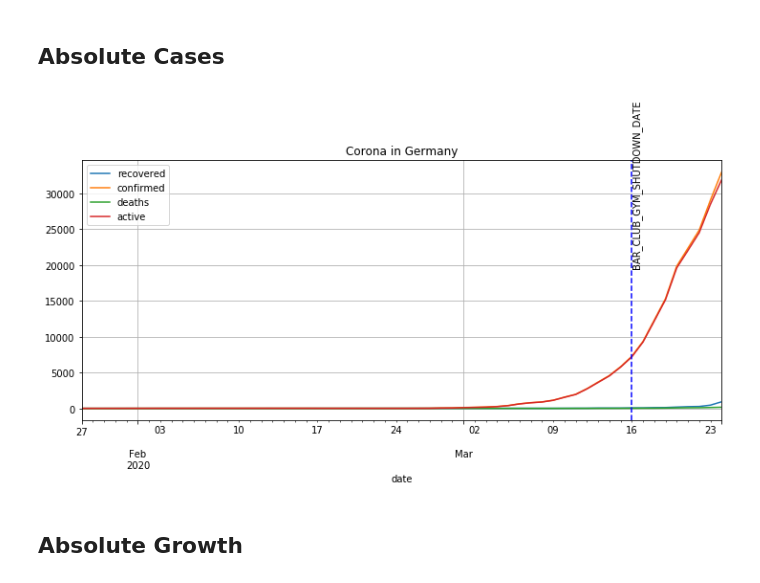
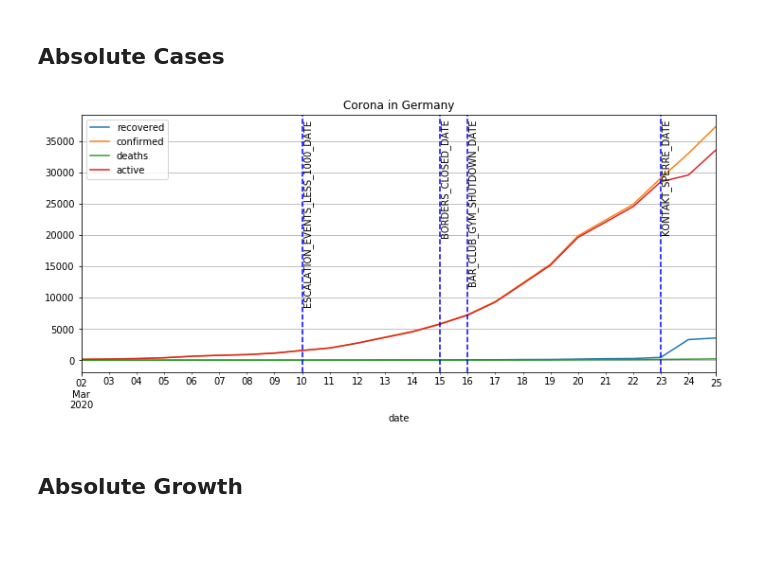
Before and after one commit to plipp/corona-2020-analysis, a Jupyter notebook: mp-data-analysis.ipynb, the cells around one changed output. Saved outputs shown, nothing was run; the diff lists cells and outputs as text; code cells hidden in the pictures; blank space fills up the shorter version.

Commit message:
run nb with new data + add some events

```diff
--- a/mp-data-analysis.ipynb
+++ b/mp-data-analysis.ipynb
@@ -13,8 +16,8 @@ MEAN_INCUBATION_TIME=6 #days
 
 # see https://www.bundesregierung.de/breg-de/themen/coronavirus/coronavirus-1725960
 EVENTS = {
-    'KONTAKT_SPERRE_DATE':'23/3/2020',
-    'BAR_CLUB_GYM_SHUTDOWN_DATE':'16/3/2020',
-    'BORDERS_CLOSED_DATE':'15/3/2020',
-    'ESCALATION_EVENTS_LESS_1000_DATE':'10/3/2020'
+    'KONTAKT_SPERRE_DATE':'23-mar-2020',
+    'BAR_CLUB_GYM_SHUTDOWN_DATE':'16-mar-2020',
+    'BORDERS_CLOSED_DATE':'15-mar-2020',
+    'ESCALATION_EVENTS_LESS_1000_DATE':'10-mar-2020'
 }
@@ -23,3 +24,7 @@ history_df = pd.read_csv(HISTORY_DATA_URL)
+# %%
+df = pd.read_csv(HISTORY_DATA_URL)
+df['date'] = pd.to_datetime(df['date'])
+history_df = df[df.date>pd.to_datetime(START_DATE)]
 # %% [markdown]
 # Germany
 # %%
@@ -28,19 +33,22 @@ history_df = pd.read_csv(HISTORY_DATA_URL)
 # %%
 de_history_df = history_df.loc[history_df.parent=='Deutschland',['label','date','recovered','confirmed','deaths']]
 # %%
-de_history_df['date'] = pd.to_datetime(de_history_df['date'])
 de_history_df['active'] = de_history_df['confirmed'] - (de_history_df['recovered'] + de_history_df['deaths'])
 # %%
 de_by_date = de_history_df.groupby('date').sum()
 # %% [markdown]
 ## Absolute Cases
+# %%
+def plot_events(ax, ypos):
+    for event, event_date in EVENTS.items():
+        ax.axvline(event_date, color="blue", linestyle="--")
+        pyplot.text(event_date,ypos,event,rotation=90)
 # %%
 ax=de_by_date.plot(figsize=(12,5), title='Corona in Germany')
-ax.axvline(EVENTS['BAR_CLUB_GYM_SHUTDOWN_DATE'], color="blue", linestyle="--")
-pyplot.text(EVENTS['BAR_CLUB_GYM_SHUTDOWN_DATE'],20000,'BAR_CLUB_GYM_SHUTDOWN_DATE',rotation=90)
+plot_events(ax, de_by_date.confirmed.max())
 pyplot.grid(True);
 # %% [output]
-[figure, old version]
+[figure, new version]
 # %% [markdown]
 ## Absolute Growth
 # %% [markdown]
```
Also changed, not shown: parts of 14 cells of this notebook.
